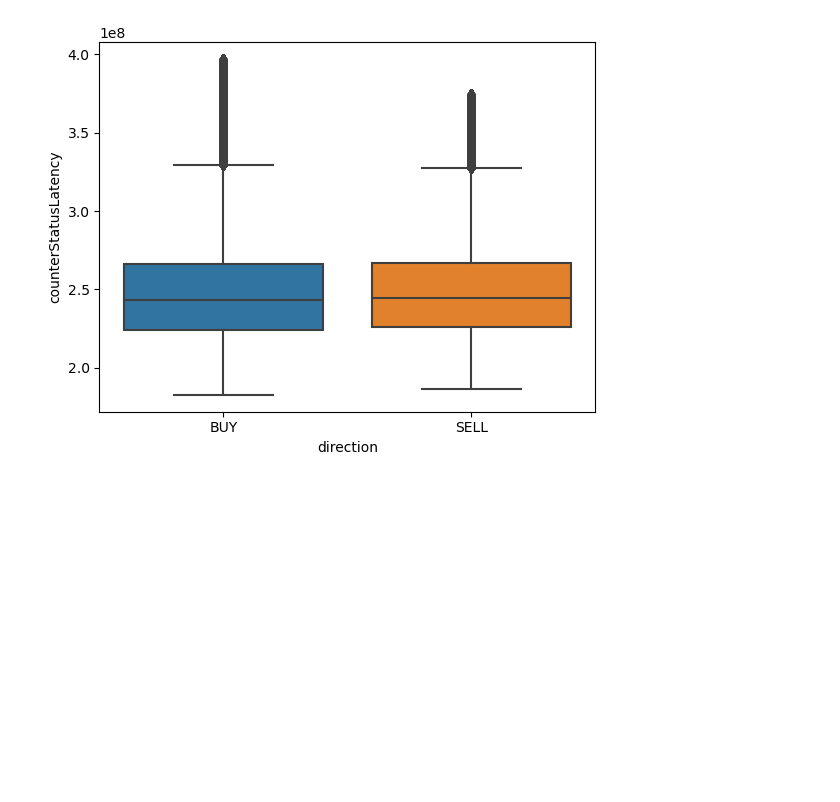
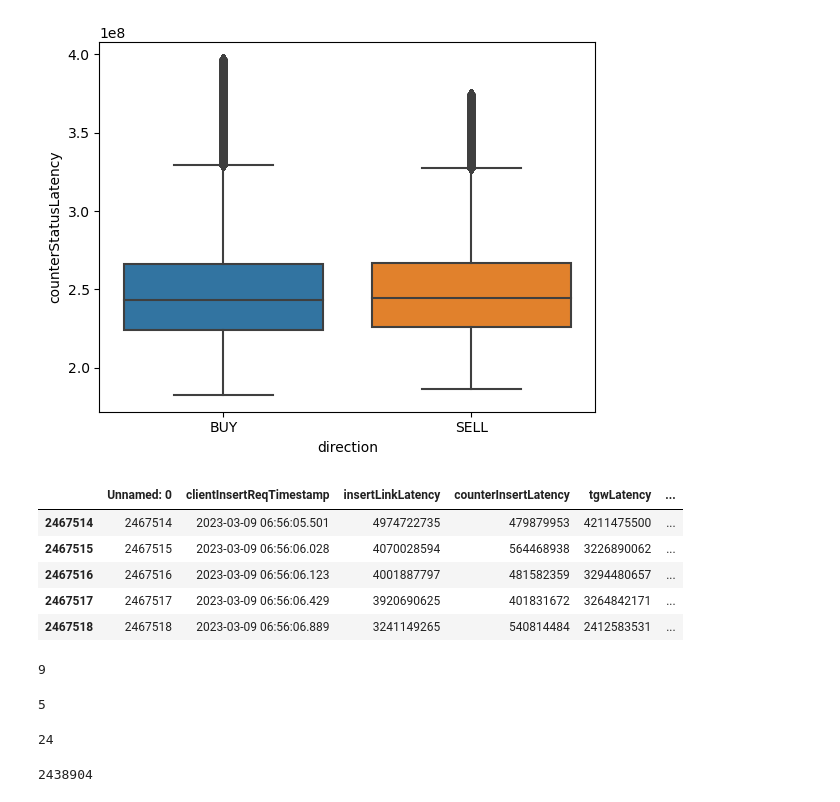
Before and after one commit to stanwu4/SecuritiesAndFutures, a Jupyter notebook: Securities Review.ipynb, the cells around one changed output. Drawn from its saved outputs; the diff is of its cells as text; code cells hidden in the pictures; blank space fills up the shorter version.

```diff
--- a/Securities Review.ipynb
+++ b/Securities Review.ipynb
@@ -311,3 +311,28 @@ sns.boxplot(data=filtered_df, x='direction', y='counterStatusLatency')
 # %% [output]
 <Axes: xlabel='direction', ylabel='counterStatusLatency'>
 [figure]
+# %%
+df.tail()
+# %% [output]
+|  | Unnamed: 0 | clientInsertReqTimestamp | insertLinkLatency | counterInsertLatency | tgwLatency | ... |
+| 2467514 | 2467514 | 2023-03-09 06:56:05.501 | 4974722735 | 479879953 | 4211475500 | ... |
+| 2467515 | 2467515 | 2023-03-09 06:56:06.028 | 4070028594 | 564468938 | 3226890062 | ... |
+| 2467516 | 2467516 | 2023-03-09 06:56:06.123 | 4001887797 | 481582359 | 3294480657 | ... |
+| 2467517 | 2467517 | 2023-03-09 06:56:06.429 | 3920690625 | 401831672 | 3264842171 | ... |
+| 2467518 | 2467518 | 2023-03-09 06:56:06.889 | 3241149265 | 540814484 | 2412583531 | ... |
+# %%
+df['clientIp'].nunique()
+# %% [output]
+9
+# %%
+df['setId'].nunique()
+# %% [output]
+5
+# %%
+df['fundAccountId'].nunique()
+# %% [output]
+24
+# %%
+df['tgwInsertRspId'].nunique()
+# %% [output]
+2438904
```
Also changed, not shown: parts of 1 cell of this notebook.
